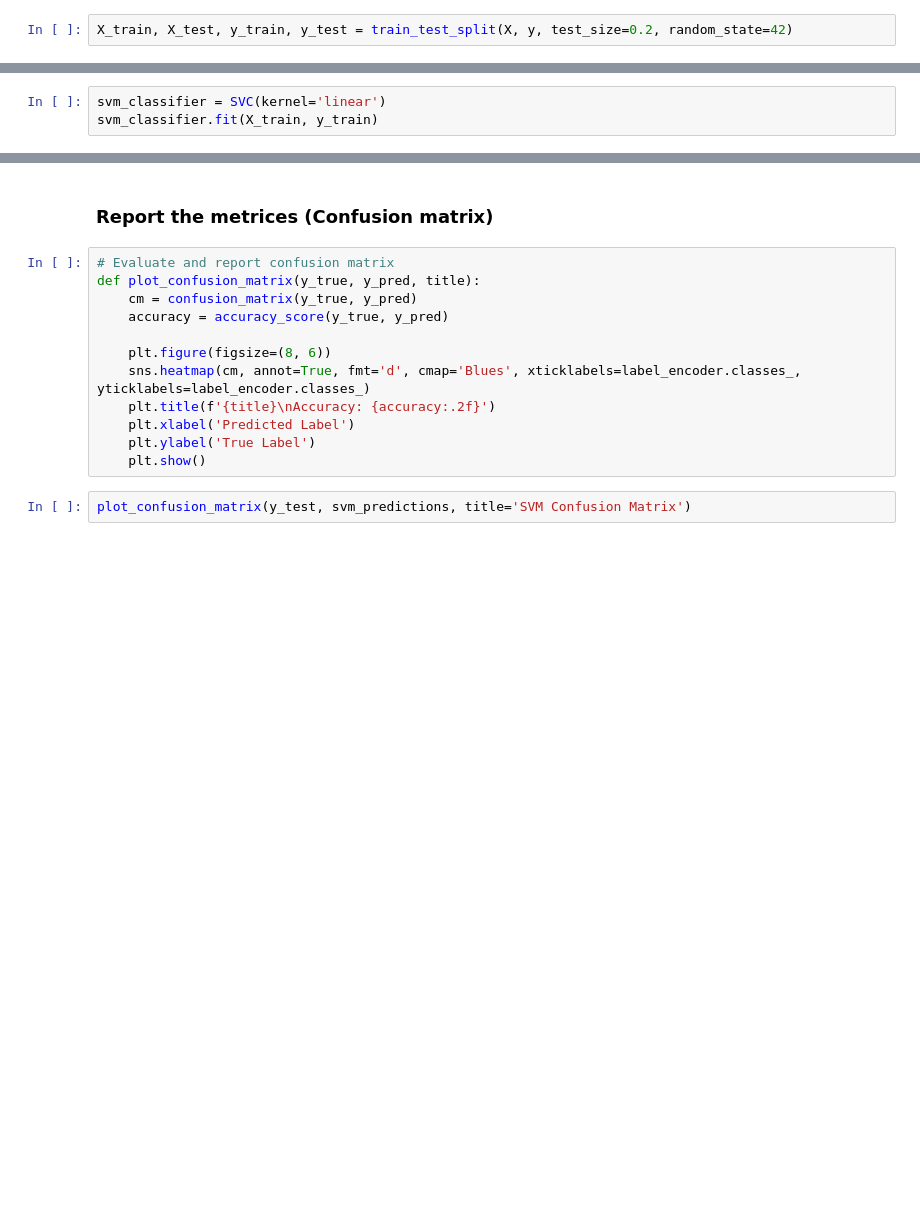
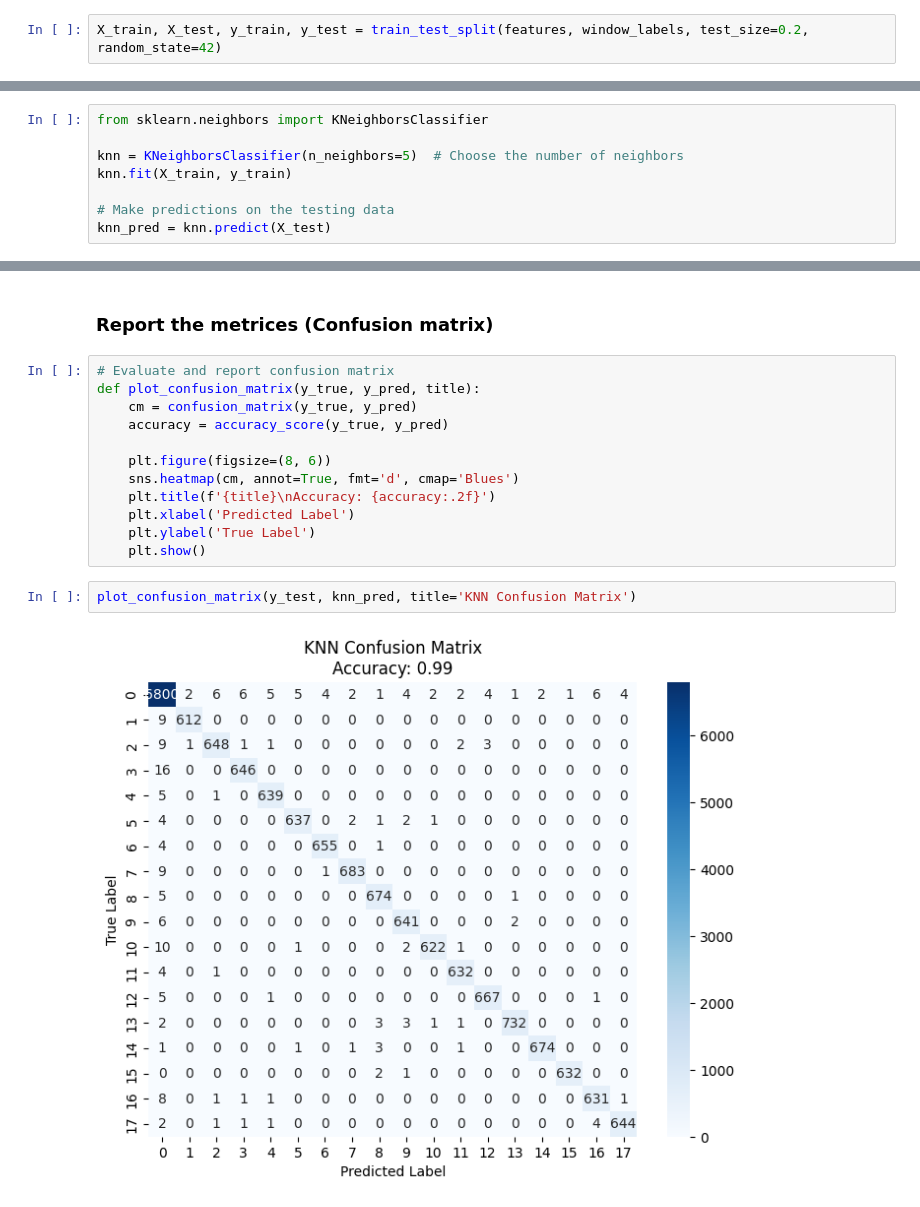
Before and after one commit to MOH-Shafizadegan/Hand_Gesture_Classification, a Jupyter notebook: Code/BME_Proj.ipynb, the cells around one changed output, grey strips where cells are left out. Cells and saved outputs as stored; diff of their text form; blank space fills up the shorter version.

```diff
--- a/Code/BME_Proj.ipynb
+++ b/Code/BME_Proj.ipynb
@@ -313,5 +313,5 @@ features = calculate_features_for_windows(signal_windows)
 # %% [markdown]
 ### Split the dataset into train and test set
 # %%
-X_train, X_test, y_train, y_test = train_test_split(X, y, test_size=0.2, random_state=42)
+X_train, X_test, y_train, y_test = train_test_split(features, window_labels, test_size=0.2, random_state=42)
 # %% [markdown]
@@ -319,3 +318,0 @@ X_train, X_test, y_train, y_test = train_test_split(X, y, test_size=0.2, random_
-# %%
-svm_classifier = SVC(kernel='linear')
-svm_classifier.fit(X_train, y_train)
@@ -324,3 +319,11 @@ svm_predictions = svm_classifier.predict(X_test)
+# %%
+from sklearn.neighbors import KNeighborsClassifier
+
+knn = KNeighborsClassifier(n_neighbors=5)  # Choose the number of neighbors
+knn.fit(X_train, y_train)
+
+# Make predictions on the testing data
+knn_pred = knn.predict(X_test)
 # %% [markdown]
 ### Train Random Forst model
 # %%
@@ -337,12 +342,14 @@ def plot_confusion_matrix(y_true, y_pred, title):
     accuracy = accuracy_score(y_true, y_pred)
 
     plt.figure(figsize=(8, 6))
-    sns.heatmap(cm, annot=True, fmt='d', cmap='Blues', xticklabels=label_encoder.classes_, yticklabels=label_encoder.classes_)
+    sns.heatmap(cm, annot=True, fmt='d', cmap='Blues')
     plt.title(f'{title}\nAccuracy: {accuracy:.2f}')
     plt.xlabel('Predicted Label')
     plt.ylabel('True Label')
     plt.show()
 # %%
-plot_confusion_matrix(y_test, svm_predictions, title='SVM Confusion Matrix')
+plot_confusion_matrix(y_test, knn_pred, title='KNN Confusion Matrix')
+# %% [output]
+[figure, added]
 # %%
 plot_confusion_matrix(y_test, rf_predictions, title='Random Forest Confusion Matrix')
```
Also changed, not shown: parts of 4 cells of this notebook.
